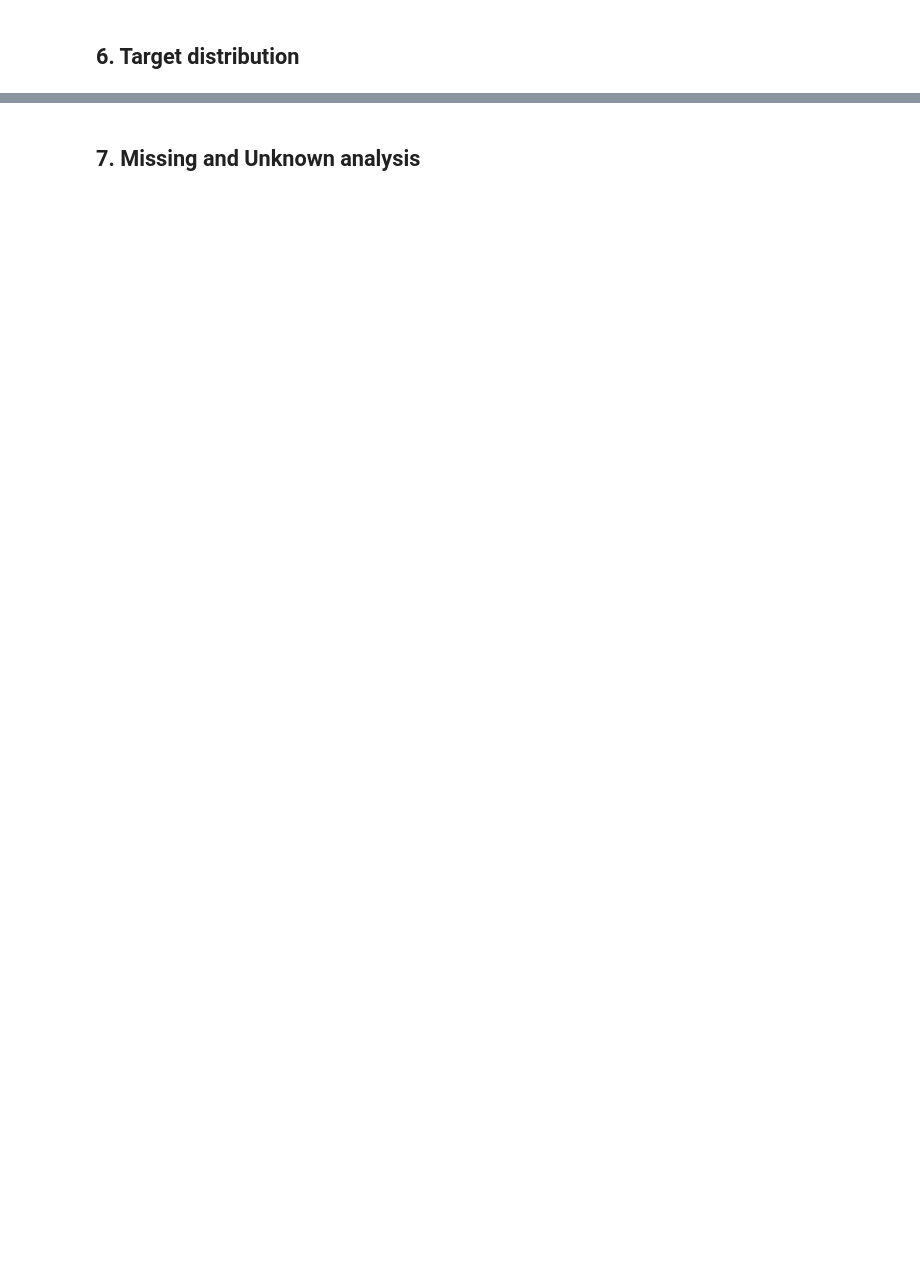
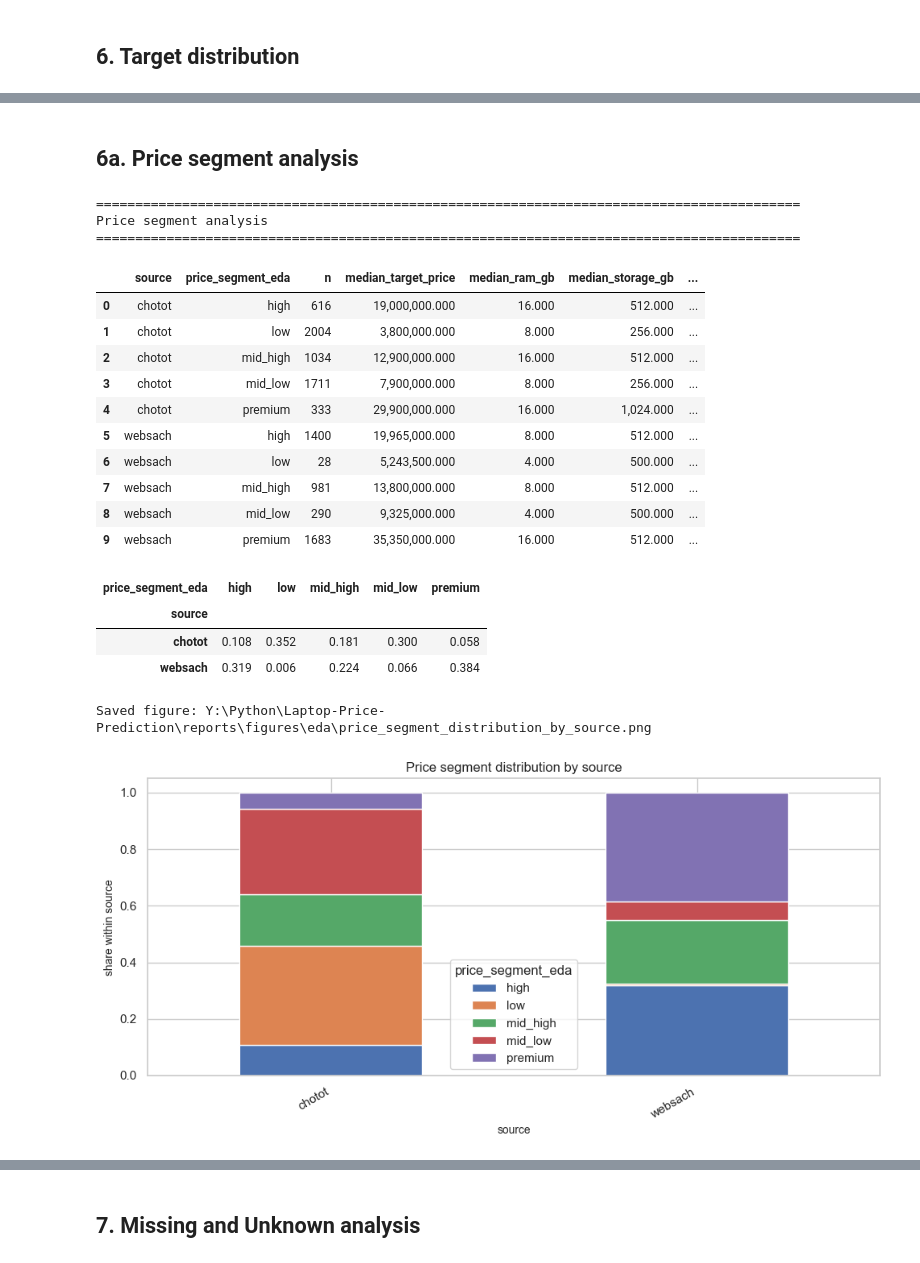
Before and after one commit to thisYui/Laptop-Price-Prediction, a Jupyter notebook: notebooks/data/05_eda.ipynb, the cells around one changed output, grey strips where cells are left out. Saved outputs shown, nothing was run; the diff lists cells and outputs as text; code cells hidden in the pictures; blank space fills up the shorter version.

```diff
--- a/notebooks/data/05_eda.ipynb
+++ b/notebooks/data/05_eda.ipynb
@@ -17,10 +17,10 @@ Explicit scope:
 import json
 import warnings
 from pathlib import Path
-
 import numpy as np
 import pandas as pd
 import matplotlib.pyplot as plt
+from IPython.display import Markdown, display
 
 try:
     import seaborn as sns
@@ -44,10 +44,11 @@ if PROJECT_ROOT.name.lower() == "data" and PROJECT_ROOT.parent.name.lower() == "
 elif PROJECT_ROOT.name.lower() == "notebooks":
     PROJECT_ROOT = PROJECT_ROOT.parent
 
+SAVE_PATH = PROJECT_ROOT / "data" / "intern" / "laptop_feature_selection_for_fe.csv"
 MERGED_PATH = PROJECT_ROOT / "data" / "intern" / "laptop_merged_cleaned.csv"
-MERGE_CONFIG_PATH = PROJECT_ROOT / "docs" / "laptop_merge_config.json"
-MERGE_REPORT_PATH = PROJECT_ROOT / "docs" / "laptop_merged_report.csv"
-EDA_OUTPUT_DIR = PROJECT_ROOT / "data" / "eda"
+MERGE_CONFIG_PATH = PROJECT_ROOT / "data" / "intern" / "laptop_merge_config.json"
+MERGE_REPORT_PATH = PROJECT_ROOT / "data" / "intern" / "laptop_merged_report.csv"
+EDA_OUTPUT_DIR = PROJECT_ROOT / "docs" / "eda"
 FIGURE_DIR = PROJECT_ROOT / "reports" / "figures" / "eda"
 EDA_SUMMARY_PATH = EDA_OUTPUT_DIR / "laptop_eda_summary.csv"
 FE_RECOMMENDATION_PATH = EDA_OUTPUT_DIR / "laptop_eda_feature_recommendations.json"
@@ -67,8 +68,6 @@ df = pd.read_csv(MERGED_PATH)
 merge_report = pd.read_csv(MERGE_REPORT_PATH) if MERGE_REPORT_PATH.exists() else None
 print(f"PROJECT_ROOT: {PROJECT_ROOT}")
 print(f"Merged shape: {df.shape}")
-print("Columns:")
-print(list(df.columns))
 print("\nDtypes:")
 display(df.dtypes.to_frame("dtype"))
 print("\nFirst 3 rows:")
@@ -298,0 +607,54 @@ append_summary("target_distribution", "recommend_log_target", recommend_log_targ
+# %% [markdown]
+## 6a. Price segment analysis
+# %%
+display_section("Price segment analysis")
+
+price_segment_labels = ["low", "mid_low", "mid_high", "high", "premium"]
+eda_df = eda_df.copy() if "eda_df" in globals() else df.copy()
+if "target_price" in eda_df:
+    try:
+        eda_df["price_segment_eda"] = pd.qcut(eda_df["target_price"], q=len(price_segment_labels), labels=price_segment_labels, duplicates="drop")
+    except ValueError:
+        eda_df["price_segment_eda"] = pd.cut(eda_df["target_price"], bins=len(price_segment_labels), labels=price_segment_labels)
+    eda_df["price_segment_eda"] = eda_df["price_segment_eda"].astype("object").fillna("Unknown")
+
+price_segment_numeric = [c for c in ["ram_gb", "storage_gb", "screen_size_inch"] if c in eda_df]
+agg_spec = {"n": ("target_price", "size"), "median_target_price": ("target_price", "median")}
+for col in price_segment_numeric:
+    agg_spec[f"median_{col}"] = (col, "median")
+price_segment_summary = eda_df.groupby(["source", "price_segment_eda"], dropna=False).agg(**agg_spec).reset_index()
+display(price_segment_summary)
+append_summary("price_segment", "price_segment_summary", price_segment_summary.to_dict("records"))
+
+price_segment_dist = pd.crosstab(eda_df["source"], eda_df["price_segment_eda"], normalize="index")
+display(price_segment_dist)
+plt.figure(figsize=(10, 5))
+price_segment_dist.plot(kind="bar", stacked=True, ax=plt.gca())
+plt.title("Price segment distribution by source")
+plt.ylabel("share within source")
+plt.xticks(rotation=30, ha="right")
+save_current_fig("price_segment_distribution_by_source")
+plt.show()
+
+source_segment_min = int(pd.crosstab(eda_df["source"], eda_df["price_segment_eda"]).min().min())
+# %% [output]
+==========================================================================================
+Price segment analysis
+==========================================================================================
+|  | source | price_segment_eda | n | median_target_price | median_ram_gb | median_storage_gb | ... |
+| 0 | chotot | high | 616 | 19,000,000.000 | 16.000 | 512.000 | ... |
+| 1 | chotot | low | 2004 | 3,800,000.000 | 8.000 | 256.000 | ... |
+| 2 | chotot | mid_high | 1034 | 12,900,000.000 | 16.000 | 512.000 | ... |
+| 3 | chotot | mid_low | 1711 | 7,900,000.000 | 8.000 | 256.000 | ... |
+| 4 | chotot | premium | 333 | 29,900,000.000 | 16.000 | 1,024.000 | ... |
+| 5 | websach | high | 1400 | 19,965,000.000 | 8.000 | 512.000 | ... |
+| 6 | websach | low | 28 | 5,243,500.000 | 4.000 | 500.000 | ... |
+| 7 | websach | mid_high | 981 | 13,800,000.000 | 8.000 | 512.000 | ... |
+| 8 | websach | mid_low | 290 | 9,325,000.000 | 4.000 | 500.000 | ... |
+| 9 | websach | premium | 1683 | 35,350,000.000 | 16.000 | 512.000 | ... |
+| price_segment_eda | high | low | mid_high | mid_low | premium |
+| source |  |  |  |  |  |
+| chotot | 0.108 | 0.352 | 0.181 | 0.300 | 0.058 |
+| websach | 0.319 | 0.006 | 0.224 | 0.066 | 0.384 |
+Saved figure: Y:\Python\Laptop-Price-Prediction\reports\figures\eda\price_segment_distribution_by_source.png
+[figure, added]
```
Also changed, not shown: parts of 86 cells of this notebook, 26 other files.
